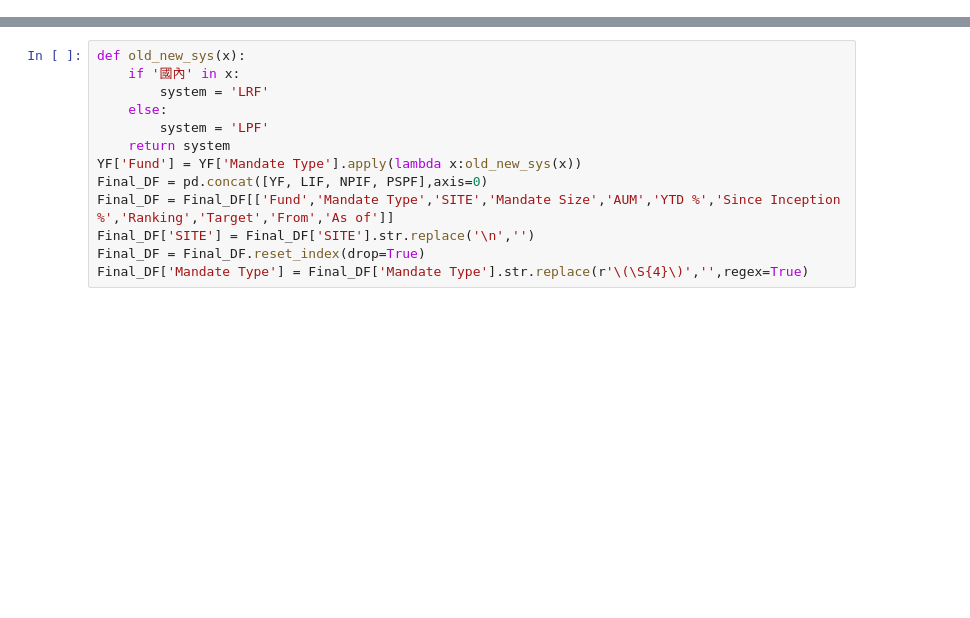
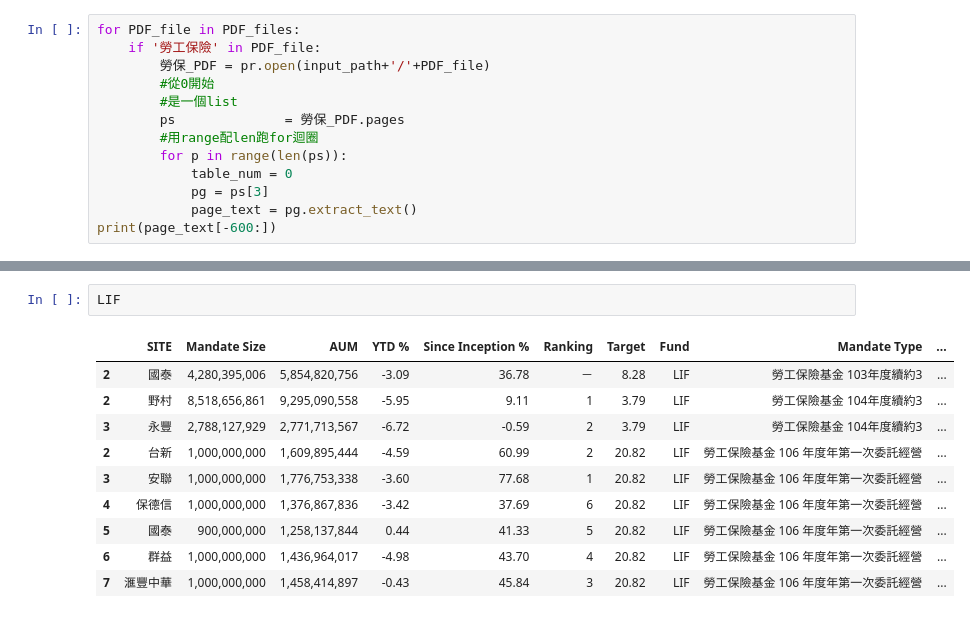
Before and after one commit to andyHSU-DS/Intern_Portfolio, a Jupyter notebook: 政府基金運用情形/Module/PageTwo.ipynb, the cells around one changed output, grey strips where cells are left out. Cells and saved outputs as stored; diff of their text form; blank space fills up the shorter version.

```diff
--- a/政府基金運用情形/Module/PageTwo.ipynb
+++ b/政府基金運用情形/Module/PageTwo.ipynb
@@ -138,0 +498,13 @@ for PDF_file in PDF_files:
+# %%
+for PDF_file in PDF_files:
+    if '勞工保險' in PDF_file:
+        勞保_PDF = pr.open(input_path+'/'+PDF_file)
+        #從0開始
+        #是一個list
+        ps              = 勞保_PDF.pages
+        #用range配len跑for迴圈
+        for p in range(len(ps)):
+            table_num = 0
+            pg = ps[3]
+            page_text = pg.extract_text()
+print(page_text[-600:])
@@ -311,13 +598,13 @@ for PDF_file in PDF_files:
-# %%
-def old_new_sys(x):
-    if '國內' in x:
-        system = 'LRF'
-    else:
-        system = 'LPF'
-    return system
-YF['Fund'] = YF['Mandate Type'].apply(lambda x:old_new_sys(x))
-Final_DF = pd.concat([YF, LIF, NPIF, PSPF],axis=0)
-Final_DF = Final_DF[['Fund','Mandate Type','SITE','Mandate Size','AUM','YTD %','Since Inception %','Ranking','Target','From','As of']]
-Final_DF['SITE'] = Final_DF['SITE'].str.replace('\n','')
-Final_DF = Final_DF.reset_index(drop=True)
-Final_DF['Mandate Type'] = Final_DF['Mandate Type'].str.replace(r'\(\S{4}\)','',regex=True)
+# %%
+LIF
+# %% [output]
+|  | SITE | Mandate Size | AUM | YTD % | Since Inception % | Ranking | Target | Fund | Mandate Type | ... |
+| 2 | 國泰 | 4,280,395,006 | 5,854,820,756 | -3.09 | 36.78 | － | 8.28 | LIF | 勞工保險基金 103年度續約3 | ... |
+| 2 | 野村 | 8,518,656,861 | 9,295,090,558 | -5.95 | 9.11 | 1 | 3.79 | LIF | 勞工保險基金 104年度續約3 | ... |
+| 3 | 永豐 | 2,788,127,929 | 2,771,713,567 | -6.72 | -0.59 | 2 | 3.79 | LIF | 勞工保險基金 104年度續約3 | ... |
+| 2 | 台新 | 1,000,000,000 | 1,609,895,444 | -4.59 | 60.99 | 2 | 20.82 | LIF | 勞工保險基金 106 年度年第一次委託經營 | ... |
+| 3 | 安聯 | 1,000,000,000 | 1,776,753,338 | -3.60 | 77.68 | 1 | 20.82 | LIF | 勞工保險基金 106 年度年第一次委託經營 | ... |
+| 4 | 保德信 | 1,000,000,000 | 1,376,867,836 | -3.42 | 37.69 | 6 | 20.82 | LIF | 勞工保險基金 106 年度年第一次委託經營 | ... |
+| 5 | 國泰 | 900,000,000 | 1,258,137,844 | 0.44 | 41.33 | 5 | 20.82 | LIF | 勞工保險基金 106 年度年第一次委託經營 | ... |
+| 6 | 群益 | 1,000,000,000 | 1,436,964,017 | -4.98 | 43.70 | 4 | 20.82 | LIF | 勞工保險基金 106 年度年第一次委託經營 | ... |
+| 7 | 滙豐中華 | 1,000,000,000 | 1,458,414,897 | -0.43 | 45.84 | 3 | 20.82 | LIF | 勞工保險基金 106 年度年第一次委託經營 | ... |
```
Also changed, not shown: parts of 27 cells of this notebook, 2 other files.
